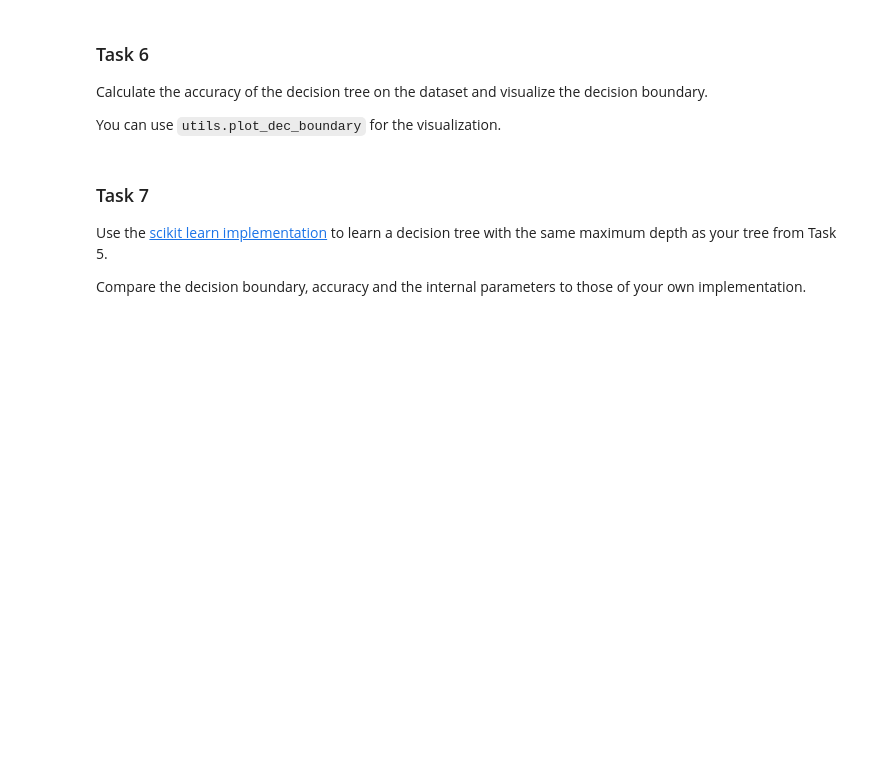
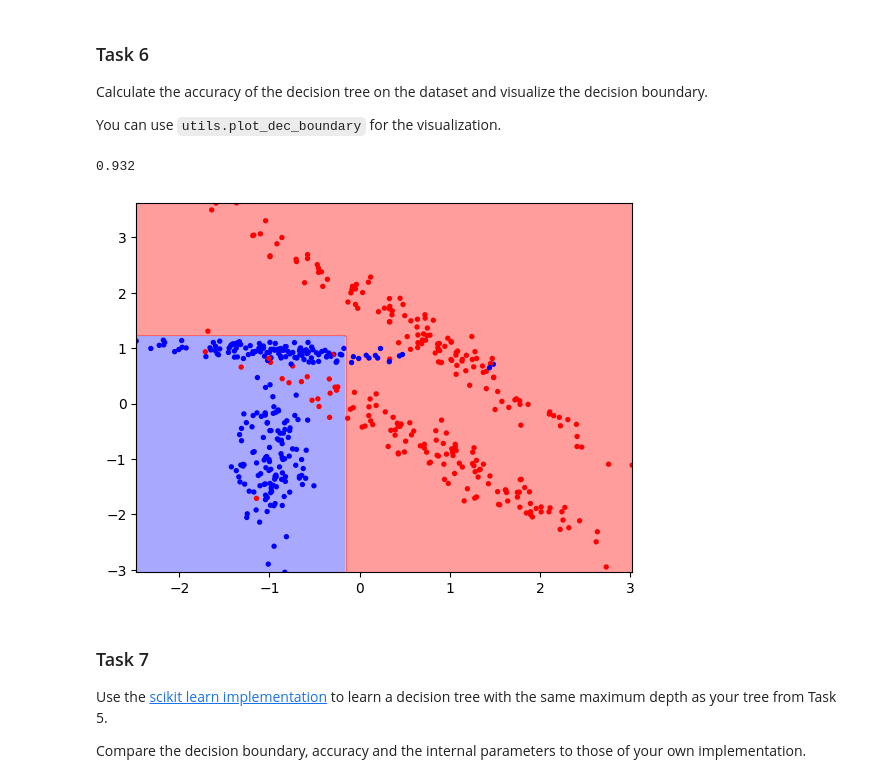
Before and after one commit to HerrMotz/AGDML-Lab, a Jupyter notebook: 06_Decision_Trees/06_Decision_Trees.ipynb, the cells around one changed output. Drawn from its saved outputs; the diff is of its cells as text; code cells hidden in the pictures; blank space fills up the shorter version.

```diff
--- a/06_Decision_Trees/06_Decision_Trees.ipynb
+++ b/06_Decision_Trees/06_Decision_Trees.ipynb
@@ -36,14 +38,15 @@ Here we will use a synthetic dataset for binary classification created with scik
 
 Load and display the data located in `X.npy` and `y.npy`.
 # %%
+import matplotlib.pyplot as plt
 # TODO: load and display data
 import numpy as np
 
-X = np.load("X.npy")
-y = np.load("y.npy")
+data_X = np.load("X.npy")
+data_Y = np.load("y.npy")
 
 
-np.column_stack((X, y))
+np.column_stack((data_X, data_Y))
 # %% [output]
 array([[ 1.33685399, -1.18802063,  1.        ],
        [-0.86860457,  0.96199178,  1.        ],
@@ -119,8 +122,8 @@ def gini_imp(y : np.ndarray) -> float:
     p0 = np.mean(y)
     p1 = 1-p0
 
-    return p0**2 + p1**2
+    return 1-(p0**2 + p1**2)
 
 # TODO: Gini-Impurity on dataset
-'Gini-Impurity', gini_imp(y)
+'Gini-Impurity', gini_imp(data_Y)
 # %% [output]
@@ -153,9 +156,9 @@ def gini_imp_split(y0 : np.ndarray, y1 : np.ndarray) -> float:
     impurity0 = gini_imp(y0)
     impurity1 = gini_imp(y1)
 
-    return len(y0)/len(y)*impurity0 + len(y1)/len(y)*impurity1
+    return len(y0)/len(data_Y)*impurity0 + len(y1)/len(data_Y)*impurity1
 
 # TODO: calculate score for split x0 <= 0
-mask = (X[:, 0] <= 0)
-gini_imp_split(y[mask], y[~mask])
+mask = (data_X[:, 0] <= 0)
+gini_imp_split(data_Y[mask], data_Y[~mask])
 # %% [output]
@@ -204,25 +207,16 @@ def best_split(X : np.ndarray, y : np.ndarray) -> tuple:
             y2 = y[~mask]
 
             if len(y1) > 0 and len(y2) > 0:
-                # impurity for y1
-                p0 = np.mean(y1)
-                p1 = 1 - p0
-                imp1 = 1 - (p0**2 + p1**2)
-
-                # impurity for y2
-                p0 = np.mean(y2)
-                p1 = 1 - p0
-                imp2 = 1 - (p0**2 + p1**2)
-
-                w_imp = len(y1)/len(y)*imp1 + len(y2)/len(y)*imp2
+                w_imp = gini_imp_split(y1, y2)
                 if w_imp < ret_w_imp:
                     ret_w_imp = w_imp
                     ret_v = split_v
                     ret_i = split_idx
 
-    return (ret_i, ret_v, ret_w_imp)
+    v_next = np.min(X[(X[:, ret_i] > ret_v), ret_i])
+    return (ret_i, 0.5*(ret_v + v_next), ret_w_imp)
 
 # TODO: find best split for dataset
 
-best_split(X, y)
+best_split(data_X, data_Y)
 # %% [output]
@@ -369,3 +410,14 @@ You can use `utils.plot_dec_boundary` for the visualization.
+# %%
+# TODO: accuracy and decision boundary
+import utils
+
+acc = np.mean(dt.predict(data_X) == data_Y)
+print(acc)
+
+utils.plot_dec_boundary(data_X, data_Y, dt)
+# %% [output]
+0.932
+[figure, added]
 # %% [markdown]
 ### Task 7
 
```
Also changed, not shown: parts of 15 cells of this notebook.
